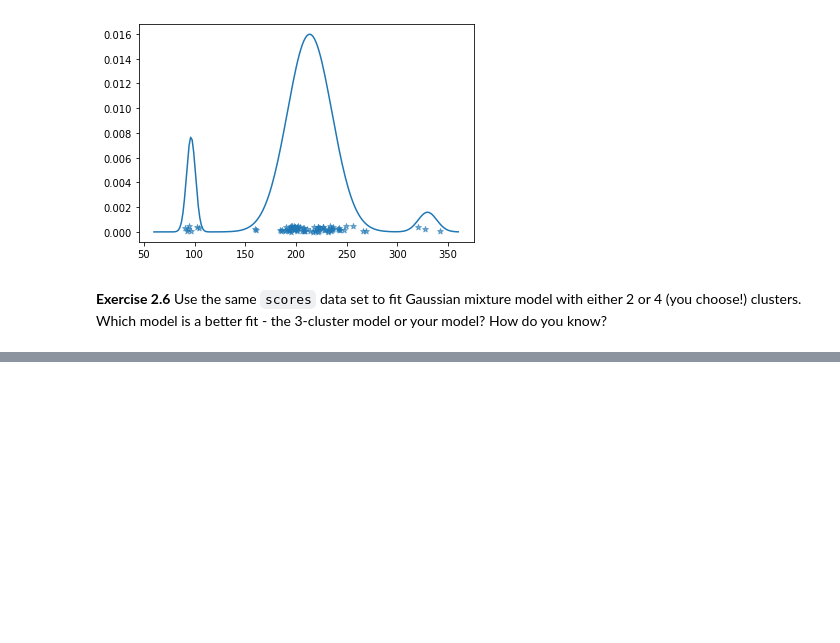
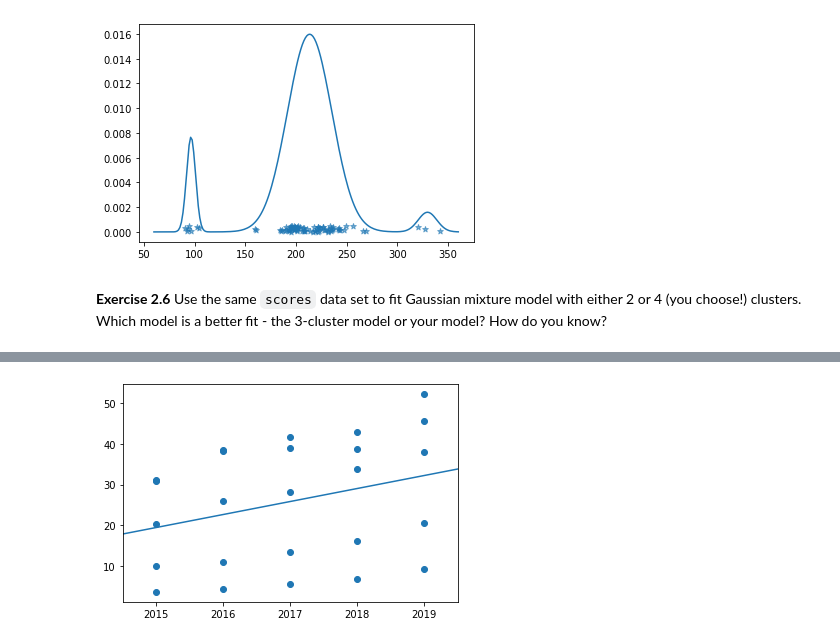
Before and after one commit to Akvile1206/data-science-course, a Jupyter notebook: notebooks/Part_2_Fitting_models.ipynb, the cells around one changed output, grey strips where cells are left out. Drawn from its saved outputs; the diff is of its cells as text; code cells hidden in the pictures; blank space fills up the shorter version.

```diff
--- a/notebooks/Part_2_Fitting_models.ipynb
+++ b/notebooks/Part_2_Fitting_models.ipynb
@@ -278,0 +503,12 @@ https://osp.stat.gov.lt/statistiniu-rodikliu-analize?indicator=S4R125#/
+# %%
+fig, ax = plt.subplots()
+xs = np.linspace(2014.4, 2019.5, 200)
+ys = [a + b*x for x in xs]
+
+ax.scatter(x, y)
+ax.plot(xs, ys)
+ax.set_xlim(2014.5,2019.5)
+ax.set_xticks([2015,2016,2017,2018,2019])
+plt.show()
+# %% [output]
+[figure, added]
```
Also changed, not shown: parts of 48 cells of this notebook.
